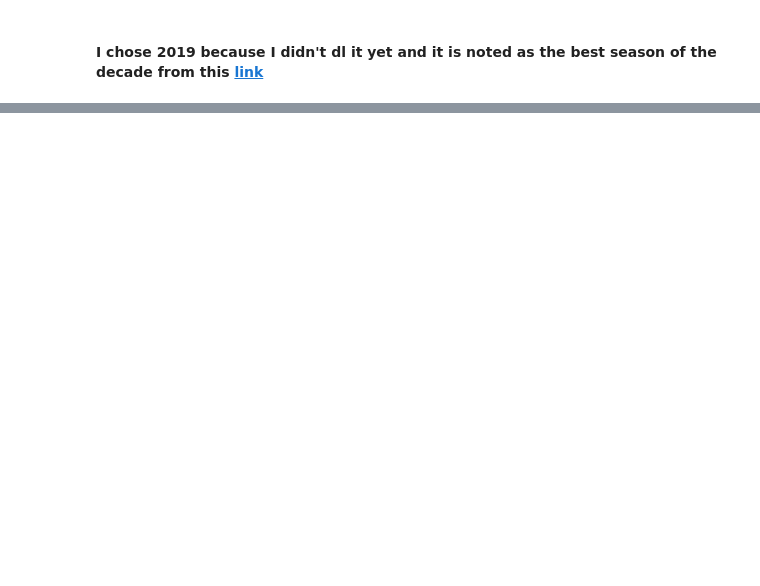
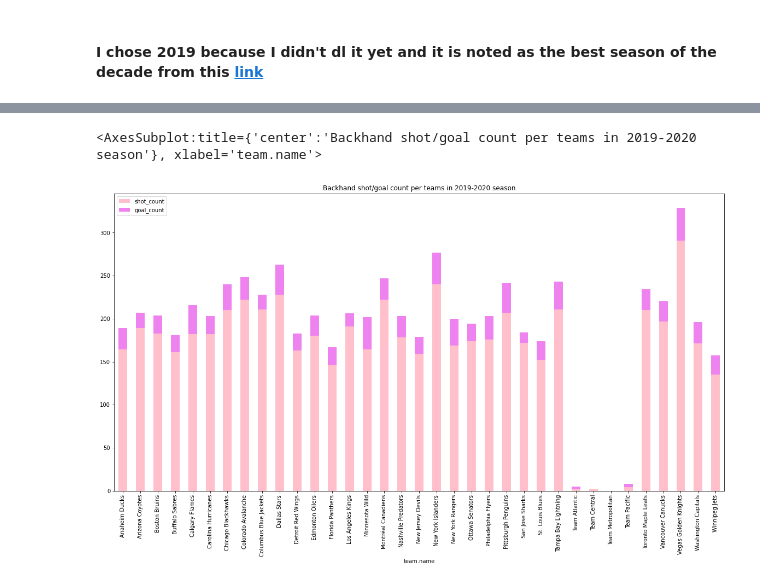
Before and after one commit to M0rph3e/ift6758-project-main, a Jupyter notebook: notebooks/data_visualizations.ipynb, the cells around one changed output, grey strips where cells are left out. Drawn from its saved outputs; the diff is of its cells as text; code cells hidden in the pictures; blank space fills up the shorter version.

Commit message:
Plot for shot/goal depending on shot type

```diff
--- a/notebooks/data_visualizations.ipynb
+++ b/notebooks/data_visualizations.ipynb
@@ -16,0 +125,32 @@ Len of games_list in 2019 is 1550
+# %%
+team = pd.unique(df_teams['team.name'])
+team = pd.DataFrame(team, columns=['team.name'])
+
+#print(team)
+shot_type = np.unique(df_teams['result.secondaryType'])
+shot_type
+#create shot with teams for plotting
+shot_backhand = df_teams.loc[(df_teams['result.secondaryType'] == 'Backhand') & (df_teams['result.event'] == 'Shot') ,['team.name','count']]
+shot_b = pd.merge(team, shot_backhand, how='left', on=['team.name']).fillna(0)
+
+
+shot_deflected = df_teams.loc[(df_teams['result.secondaryType'] == 'Deflected') & (df_teams['result.event'] == 'Shot') ,['team.name','count']]
+shot_d = pd.merge(team, shot_deflected, how='left', on=['team.name']).fillna(0)
+
+
+shot_slap_shot = df_teams.loc[(df_teams['result.secondaryType'] == 'Slap Shot') & (df_teams['result.event'] == 'Shot') ,['team.name','count']]
+shot_ss = pd.merge(team, shot_slap_shot, how='left', on=['team.name']).fillna(0)
+
+shot_snap_shot = df_teams.loc[(df_teams['result.secondaryType'] == 'Snap Shot') & (df_teams['result.event'] == 'Shot') ,['team.name','count']]
+shot_snap = pd.merge(team, shot_snap_shot, how='left', on=['team.name']).fillna(0)
+
+shot_tip_in = df_teams.loc[(df_teams['result.secondaryType'] == 'Tip-In') & (df_teams['result.event'] == 'Shot') ,['team.name','count']]
+shot_t = pd.merge(team, shot_tip_in, how='left', on=['team.name']).fillna(0)
+
+shot_wrap_arround = df_teams.loc[(df_teams['result.secondaryType'] == 'Wrap-around') & (df_teams['result.event'] == 'Shot') ,['team.name','count']]
+shot_wrap = pd.merge(team, shot_wrap_arround, how='left', on=['team.name']).fillna(0)
+
+shot_wrist_shot = df_teams.loc[(df_teams['result.secondaryType'] == 'Wrist Shot') & (df_teams['result.event'] == 'Shot') ,['team.name','count']]
+shot_wrist = pd.merge(team, shot_wrist_shot, how='left', on=['team.name']).fillna(0)
+
+shot_b
@@ -16,0 +175,15 @@ Len of games_list in 2019 is 1550
+# %%
+import numpy as np
+import matplotlib.pyplot as plt
+
+# set width of bar
+#the values we take are the folloing ones
+#plot for backhand sht and goal
+shot_b = shot_b.rename(columns={"count":"shot_count"})
+goal_b = goal_b.rename(columns={"count":"goal_count"})
+
+backhand = pd.merge(shot_b,goal_b, how="inner", on="team.name")
+backhand.plot.bar(x='team.name',stacked=True,color={"shot_count":"pink", "goal_count":"violet"}, figsize=(20,10), title="Backhand shot/goal count per teams in 2019-2020 season")
+# %% [output]
+<AxesSubplot:title={'center':'Backhand shot/goal count per teams in 2019-2020 season'}, xlabel='team.name'>
+[figure, added]
```
Also changed, not shown: parts of 20 cells of this notebook.
